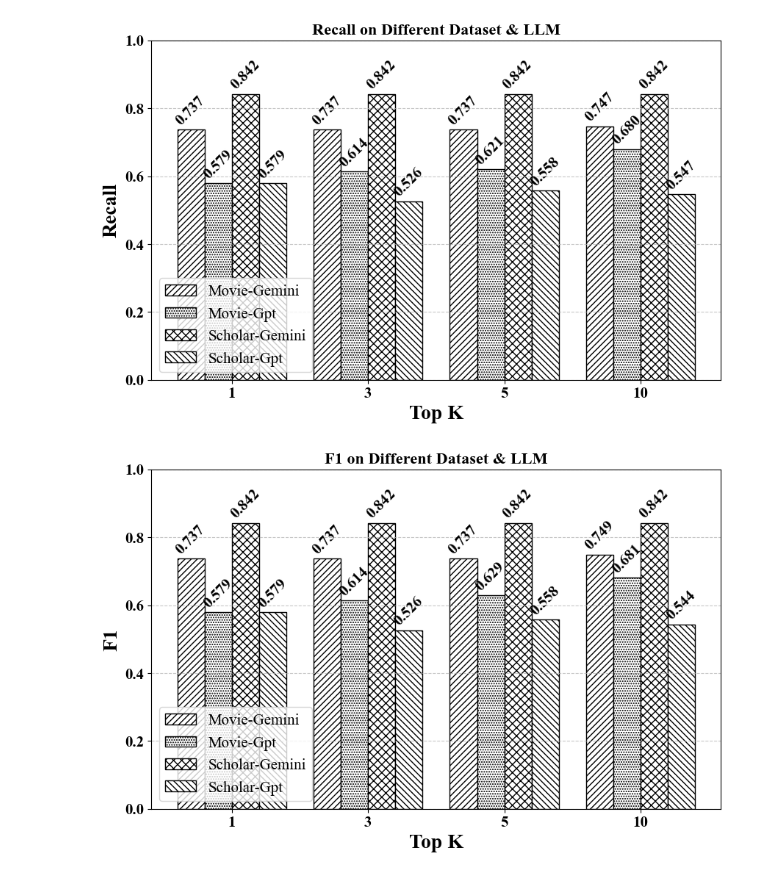
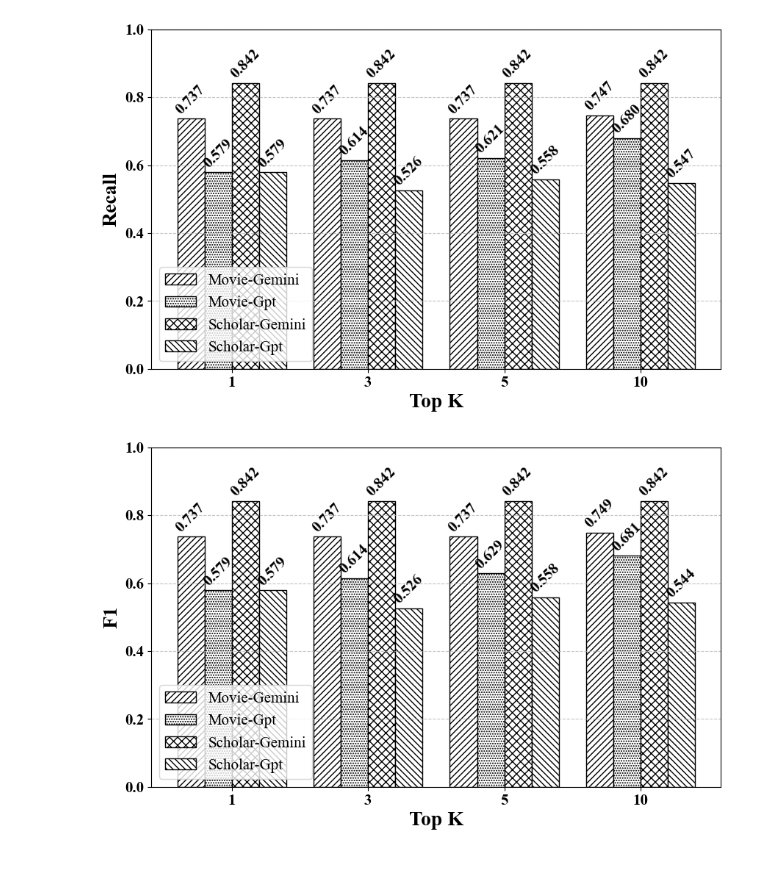
Before and after one commit to mahadyRayhan/Knowledge-Graph-RAG, a Jupyter notebook: graphs.ipynb, the cells around one changed output. Drawn from its saved outputs; the diff is of its cells as text; code cells hidden in the pictures.

```diff
--- a/graphs.ipynb
+++ b/graphs.ipynb
@@ -190,35 +190,35 @@ bars1 = plt.bar(x - 1.5 * bar_width, M_G, width=bar_width, label='Movie-Gemini',
 bars2 = plt.bar(x - 0.5 * bar_width, M_P, width=bar_width, label='Movie-Gpt', color='white', edgecolor='black', hatch=hatch_patterns[1])
 bars3 = plt.bar(x + 0.5 * bar_width, S_G, width=bar_width, label='Scholar-Gemini', color='white', edgecolor='black', hatch=hatch_patterns[2])
 bars4 = plt.bar(x + 1.5 * bar_width, S_P, width=bar_width, label='Scholar-Gpt', color='white', edgecolor='black', hatch=hatch_patterns[3])
 
 # Adding value labels on top of each bar
 def add_labels(bars):
     for bar in bars:
         height = bar.get_height()
         plt.text(bar.get_x() + bar.get_width()/2, height + 0.005, f'{height:.3f}',
                  ha='center', va='bottom', fontsize=15, fontweight='bold', rotation=45)
 
 add_labels(bars1)
 add_labels(bars2)
 add_labels(bars3)
 add_labels(bars4)
 
 # Labels and legend
 plt.xlabel('Top K', fontsize=20, fontweight='bold')
 plt.ylabel('Recall', fontsize=20, fontweight='bold')
 plt.xticks(ticks=x, labels=data_llm, fontsize=15, fontweight='bold')
 plt.yticks(fontsize=15, fontweight='bold')
 plt.legend(fontsize=15, frameon=True)
-plt.title('Recall on Different Dataset & LLM', fontsize=16, fontweight='bold')
+# plt.title('Recall on Different Dataset & LLM', fontsize=16, fontweight='bold')
 plt.grid(axis='y', linestyle='--', alpha=0.7)
 plt.ylim(0, 0.8 + 0.2)  # Extend y-axis to fit legend inside the plot
 
 save_path = 'graphs/Recall-Different-Dataset-LLM.png'
 plt.savefig(save_path, dpi=300, bbox_inches='tight')
 # Show plot
 plt.show()
 # %% [output]
-[figure, old version]
+[figure, new version]
 # %%
 import numpy as np
 import matplotlib.pyplot as plt
@@ -266,7 +266,7 @@ plt.ylabel('F1', fontsize=20, fontweight='bold')
 plt.xticks(ticks=x, labels=data_llm, fontsize=15, fontweight='bold')
 plt.yticks(fontsize=15, fontweight='bold')
 plt.legend(fontsize=15, frameon=True)
-plt.title('F1 on Different Dataset & LLM', fontsize=16, fontweight='bold')
+# plt.title('F1 on Different Dataset & LLM', fontsize=16, fontweight='bold')
 plt.grid(axis='y', linestyle='--', alpha=0.7)
 plt.ylim(0, 0.8 + 0.2)  # Extend y-axis to fit legend inside the plot
 
@@ -275,7 +275,7 @@ plt.savefig(save_path, dpi=300, bbox_inches='tight')
 # Show plot
 plt.show()
 # %% [output]
-[figure, old version]
+[figure, new version]
 # %%
 import numpy as np
 import matplotlib.pyplot as plt
```
Also changed, not shown: parts of 3 cells of this notebook, 5 other files.
